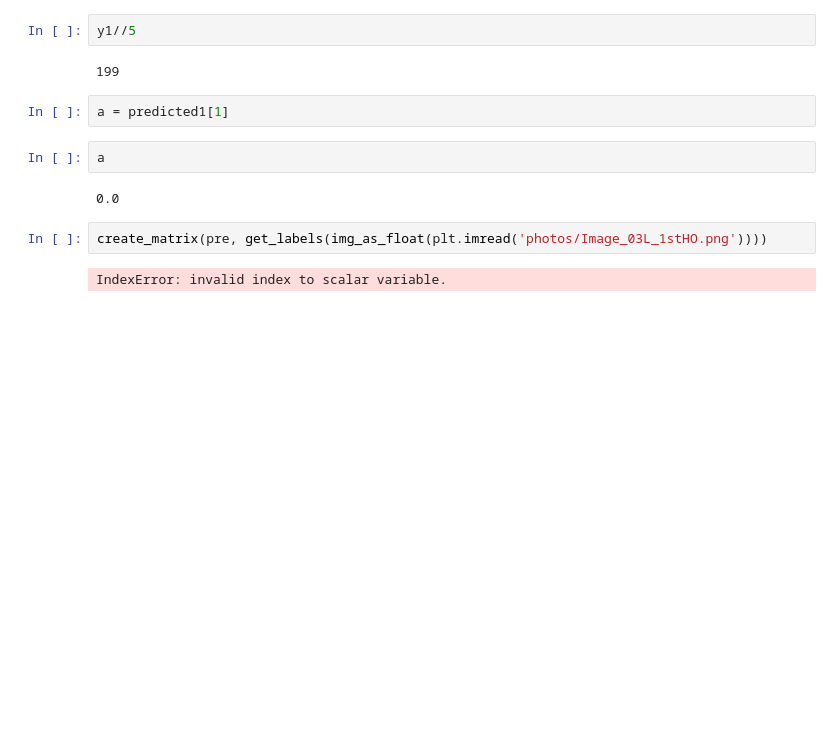
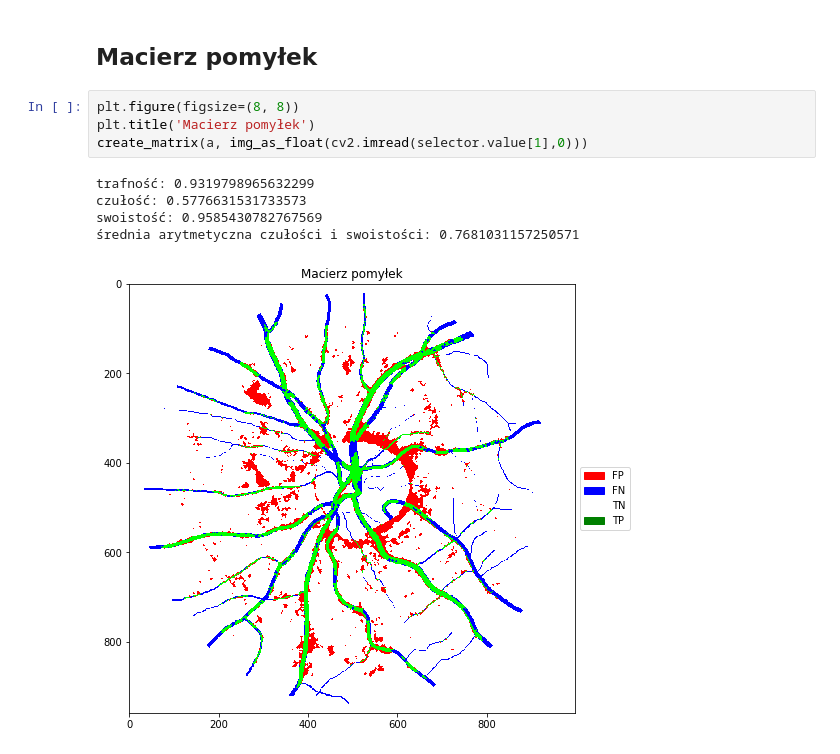
Before and after one commit to agnieszkaszuflak/DnoOka, a Jupyter notebook: Oko.ipynb, the cells around one changed output. Cells and saved outputs as stored; diff of their text form; blank space fills up the shorter version.

```diff
--- a/Oko.ipynb
+++ b/Oko.ipynb
@@ -219,14 +208,12 @@ pre
-# %%
-y1//5
-# %% [output]
-199
-# %%
-a = predicted1[1]
-# %%
-a
-# %% [output]
-0.0
-# %%
-create_matrix(pre, get_labels(img_as_float(plt.imread('photos/Image_03L_1stHO.png'))))
-# %% [output]
-IndexError: invalid index to scalar variable.
+# %% [markdown]
+## Macierz pomyłek
+# %%
+plt.figure(figsize=(8, 8))
+plt.title('Macierz pomyłek')
+create_matrix(a, img_as_float(cv2.imread(selector.value[1],0)))
+# %% [output]
+trafność: 0.9319798965632299
+czułość: 0.5776631531733573
+swoistość: 0.9585430782767569
+średnia arytmetyczna czułości i swoistości: 0.7681031157250571
+[figure, added]
```
Also changed, not shown: parts of 22 cells of this notebook, 25 other files.
